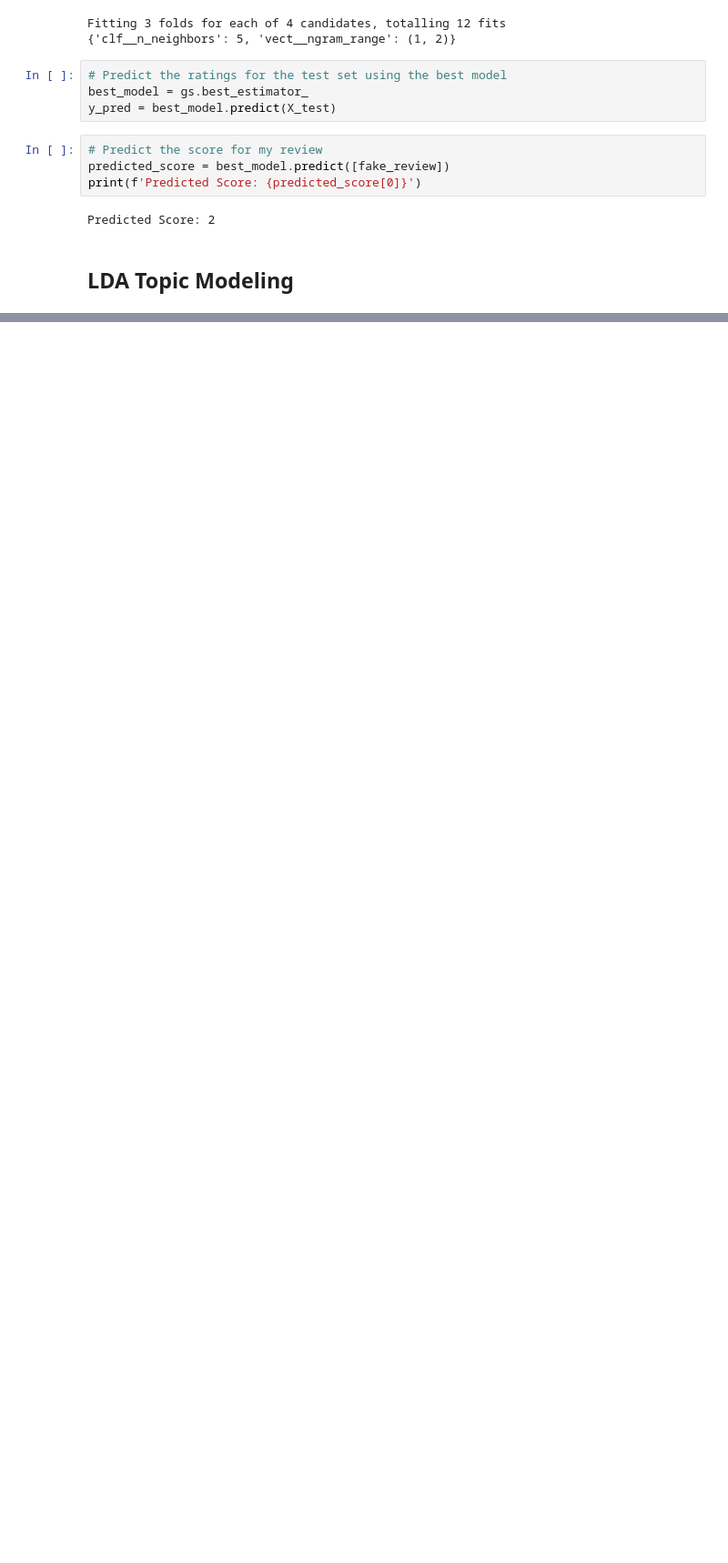
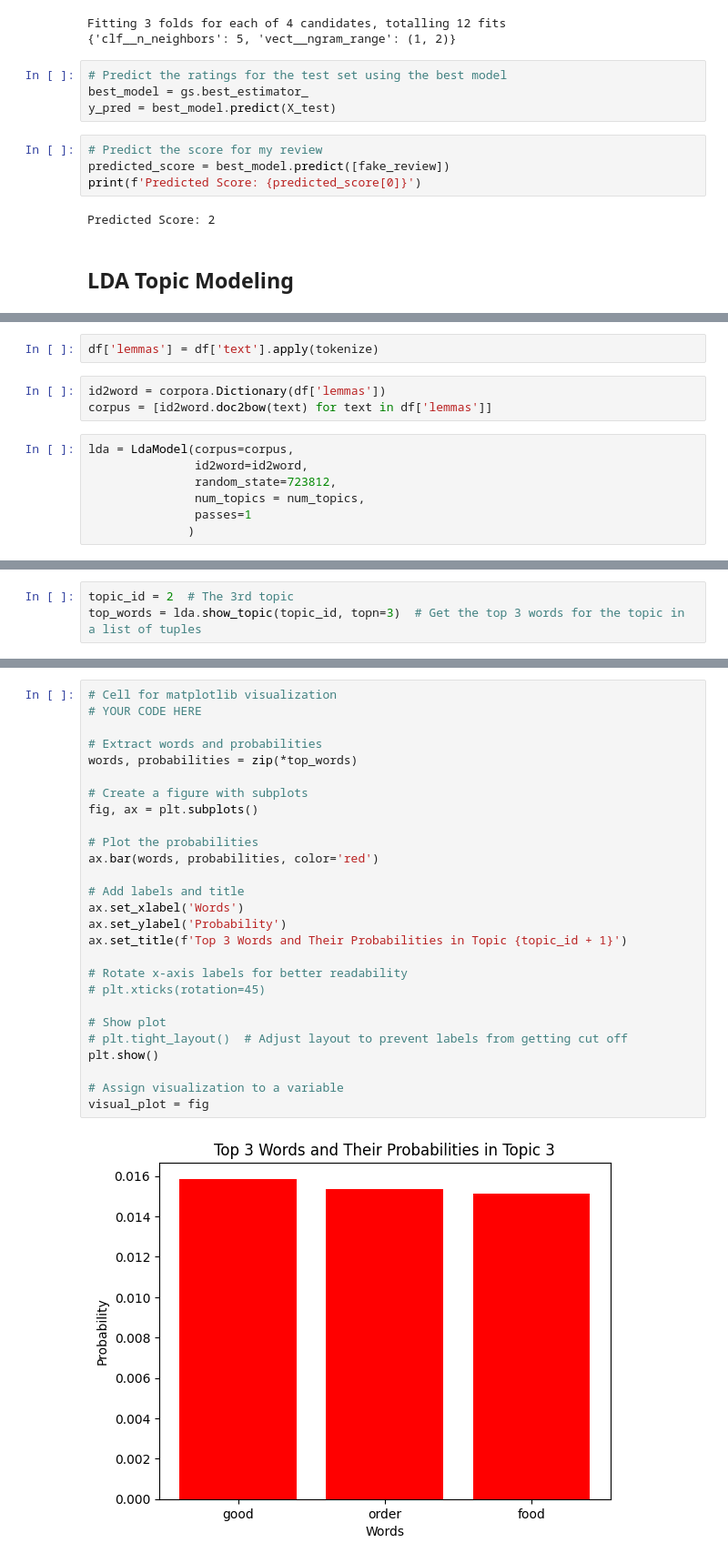
Before and after one commit to tsangrebecca/DataProjects, a Jupyter notebook: Yelp_reviews_analysis_with_NLP.ipynb, the cells around one changed output, grey strips where cells are left out. Shown at 91% size. Drawn from its saved outputs; the diff is of its cells as text; blank space fills up the shorter version.

```diff
--- a/Yelp_reviews_analysis_with_NLP.ipynb
+++ b/Yelp_reviews_analysis_with_NLP.ipynb
@@ -166,0 +170,12 @@ Predicted Score: 2
+# %%
+df['lemmas'] = df['text'].apply(tokenize)
+# %%
+id2word = corpora.Dictionary(df['lemmas'])
+corpus = [id2word.doc2bow(text) for text in df['lemmas']]
+# %%
+lda = LdaModel(corpus=corpus,
+               id2word=id2word,
+               random_state=723812,
+               num_topics = num_topics,
+               passes=1
+              )
@@ -166,0 +246,3 @@ Predicted Score: 2
+# %%
+topic_id = 2  # The 3rd topic
+top_words = lda.show_topic(topic_id, topn=3)  # Get the top 3 words for the topic in a list of tuples
@@ -166,0 +255,29 @@ Predicted Score: 2
+# %%
+# Cell for matplotlib visualization
+# YOUR CODE HERE
+
+# Extract words and probabilities
+words, probabilities = zip(*top_words)
+
+# Create a figure with subplots
+fig, ax = plt.subplots()
+
+# Plot the probabilities
+ax.bar(words, probabilities, color='red')
+
+# Add labels and title
+ax.set_xlabel('Words')
+ax.set_ylabel('Probability')
+ax.set_title(f'Top 3 Words and Their Probabilities in Topic {topic_id + 1}')
+
+# Rotate x-axis labels for better readability
+# plt.xticks(rotation=45)
+
+# Show plot
+# plt.tight_layout()  # Adjust layout to prevent labels from getting cut off
+plt.show()
+
+# Assign visualization to a variable
+visual_plot = fig
+# %% [output]
+[figure, added]
```
Also changed, not shown: parts of 8 cells of this notebook.
